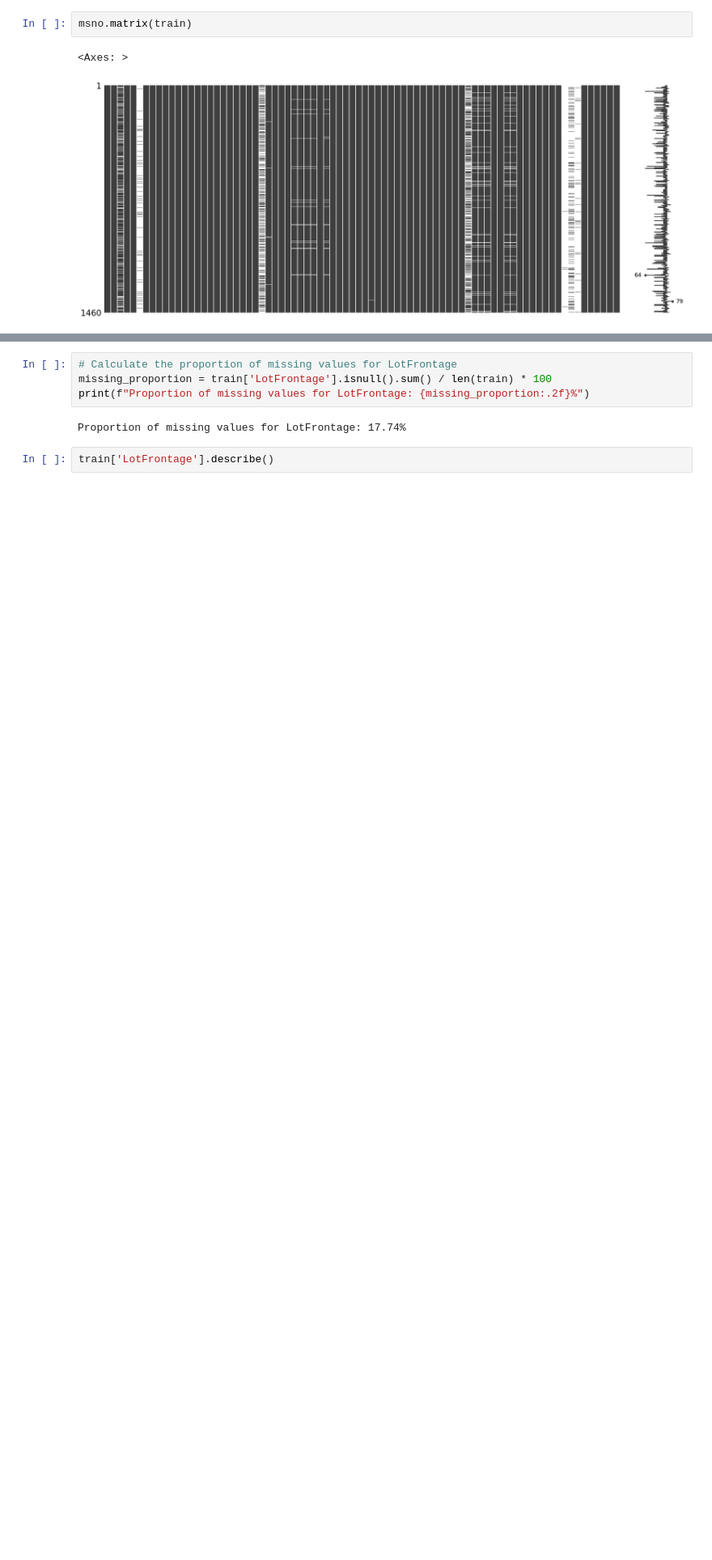
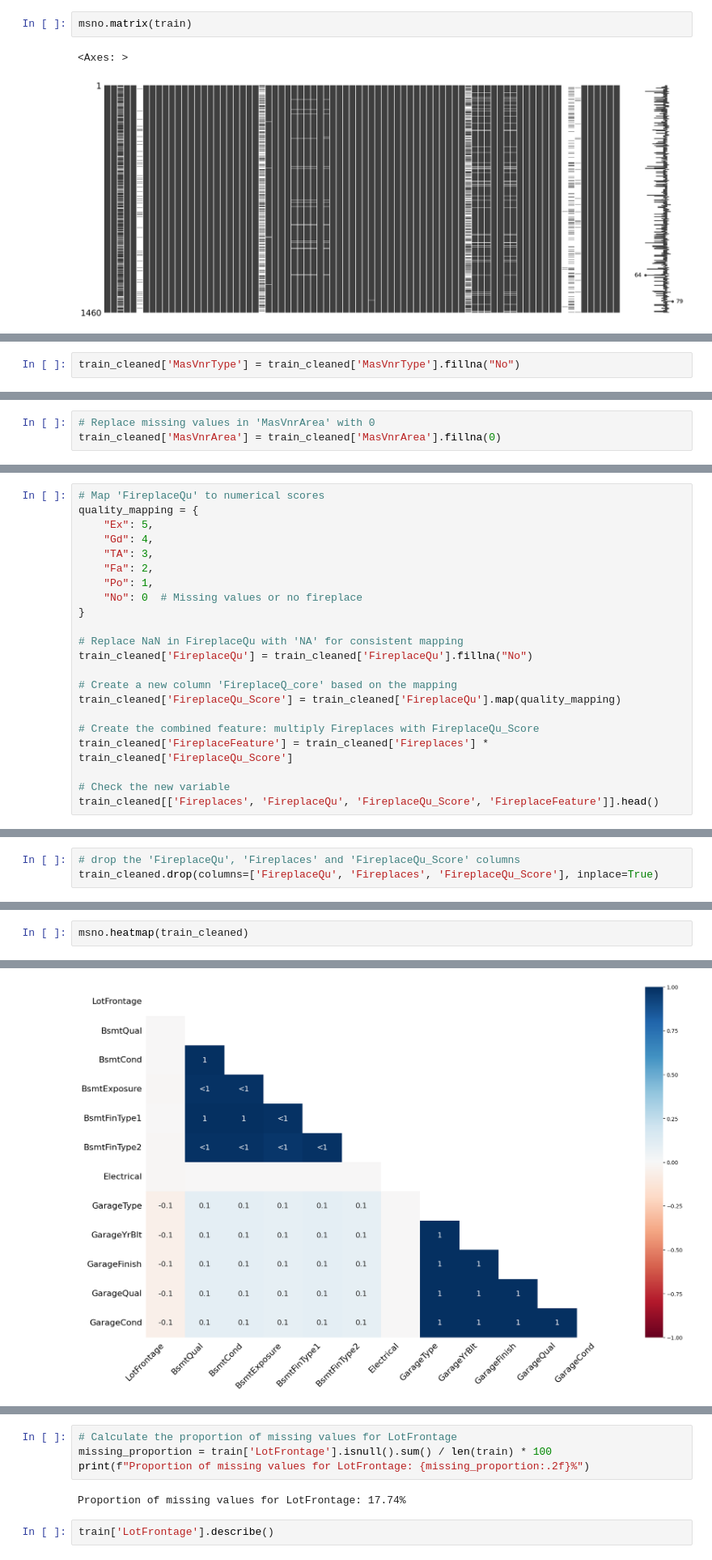
Before and after one commit to theodruilhe/project_maths_for_machine_learning, a Jupyter notebook: analysis.ipynb, the cells around one changed output, grey strips where cells are left out. Shown at 81% size. Drawn from its saved outputs; the diff is of its cells as text; blank space fills up the shorter version.

Commit message:
feat: ending the missing values processing

```diff
--- a/analysis.ipynb
+++ b/analysis.ipynb
@@ -407,0 +582,2 @@ fig.show()
+# %%
+train_cleaned['MasVnrType'] = train_cleaned['MasVnrType'].fillna("No")
@@ -407,0 +603,3 @@ fig.show()
+# %%
+# Replace missing values in 'MasVnrArea' with 0
+train_cleaned['MasVnrArea'] = train_cleaned['MasVnrArea'].fillna(0)
@@ -407,0 +681,22 @@ fig.show()
+# %%
+# Map 'FireplaceQu' to numerical scores
+quality_mapping = {
+    "Ex": 5,
+    "Gd": 4,
+    "TA": 3,
+    "Fa": 2,
+    "Po": 1,
+    "No": 0  # Missing values or no fireplace
+}
+
+# Replace NaN in FireplaceQu with 'NA' for consistent mapping
+train_cleaned['FireplaceQu'] = train_cleaned['FireplaceQu'].fillna("No")
+
+# Create a new column 'FireplaceQ_core' based on the mapping
+train_cleaned['FireplaceQu_Score'] = train_cleaned['FireplaceQu'].map(quality_mapping)
+
+# Create the combined feature: multiply Fireplaces with FireplaceQu_Score
+train_cleaned['FireplaceFeature'] = train_cleaned['Fireplaces'] * train_cleaned['FireplaceQu_Score']
+
+# Check the new variable
+train_cleaned[['Fireplaces', 'FireplaceQu', 'FireplaceQu_Score', 'FireplaceFeature']].head()
@@ -407,0 +711,3 @@ fig.show()
+# %%
+# drop the 'FireplaceQu', 'Fireplaces' and 'FireplaceQu_Score' columns
+train_cleaned.drop(columns=['FireplaceQu', 'Fireplaces', 'FireplaceQu_Score'], inplace=True)
@@ -407,0 +750,3 @@ fig.show()
+# %%
+msno.heatmap(train_cleaned)
+# %% [output]
@@ -407,0 +754 @@ fig.show()
+[figure, added]
```
Also changed, not shown: parts of 71 cells of this notebook.
